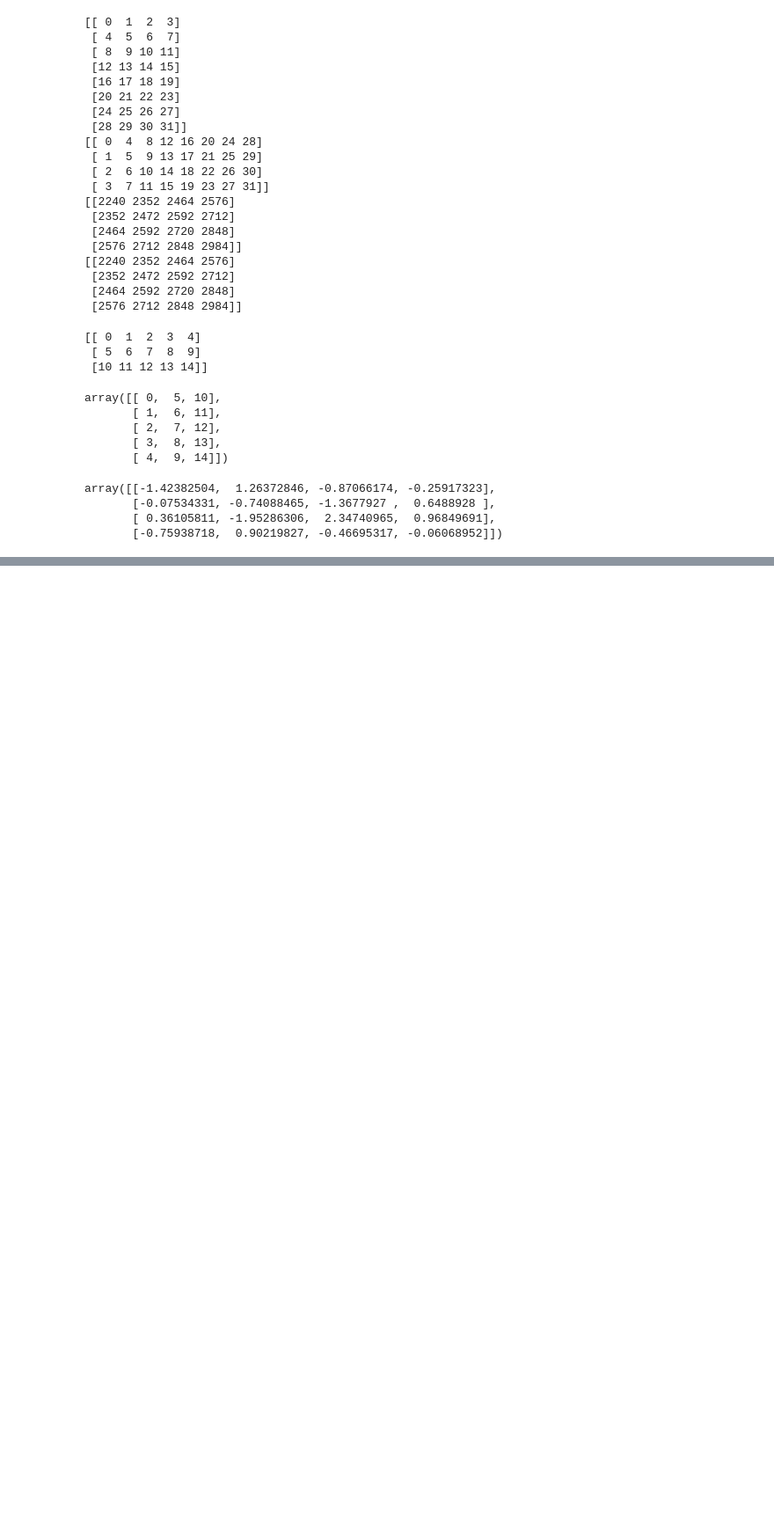
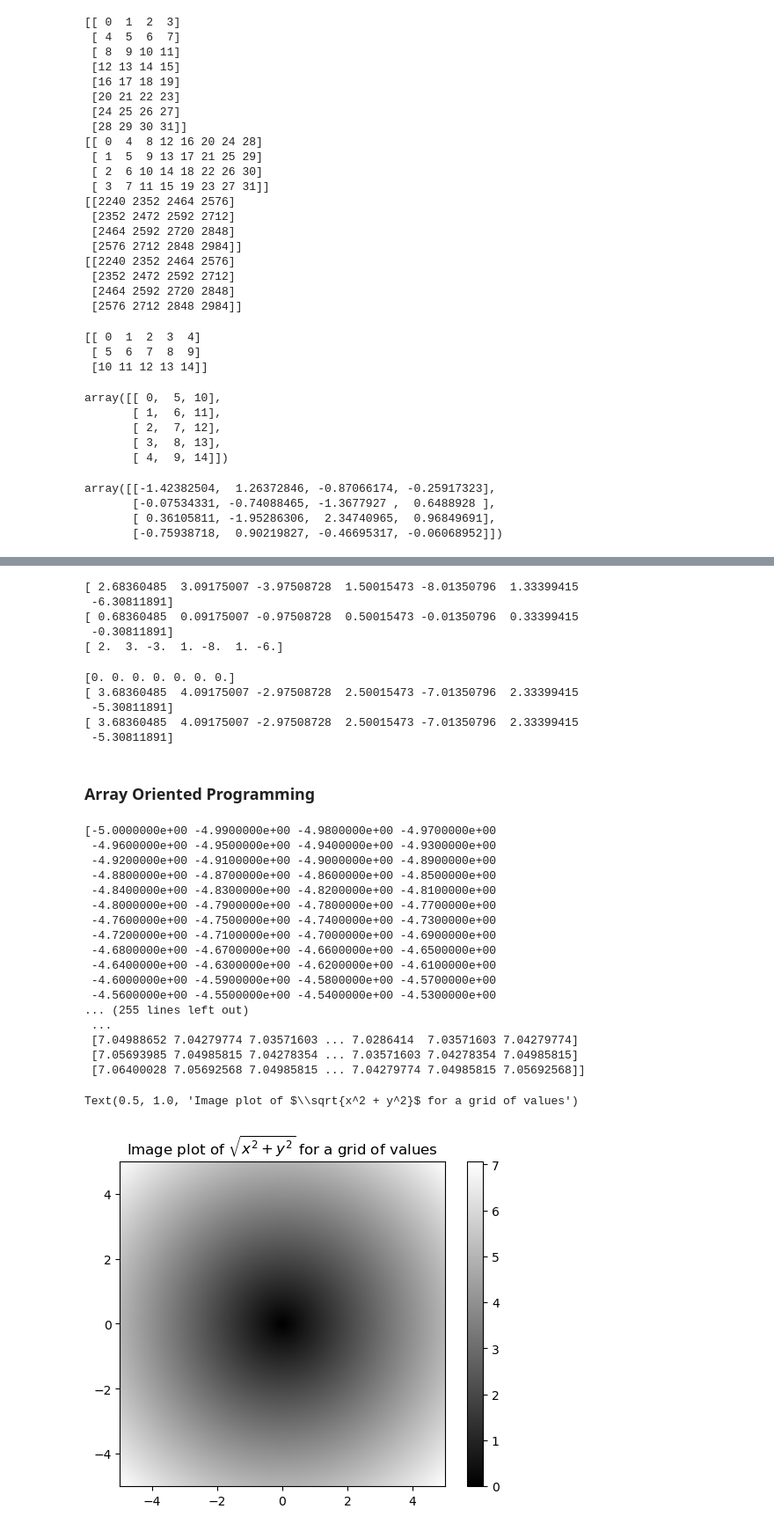
Before and after one commit to BOkungbure/Python, a Jupyter notebook: Data_Analysis/Rough _Work.ipynb, the cells around one changed output, grey strips where cells are left out. Shown at 88% size. Cells and saved outputs as stored; diff of their text form; code cells hidden in the pictures; blank space fills up the shorter version.

Commit message:
exploring np functions in detail

```diff
--- a/Data_Analysis/Rough _Work.ipynb
+++ b/Data_Analysis/Rough _Work.ipynb
@@ -1328,0 +1329,74 @@ print(np.maximum(x,y)) # Element-wise maximum of the two arrays for each positio
+# %%
+arr = rng.standard_normal(7) * 5
+
+print(arr)
+
+
+remainder, whole_part = np.modf(arr) # The modf function splits the array into its fractional and integer parts
+
+print(remainder)
+print(whole_part)
+# %% [output]
+[ 2.68360485  3.09175007 -3.97508728  1.50015473 -8.01350796  1.33399415
+ -6.30811891]
+[ 0.68360485  0.09175007 -0.97508728  0.50015473 -0.01350796  0.33399415
+ -0.30811891]
+[ 2.  3. -3.  1. -8.  1. -6.]
+# %%
+out = np.zeros_like(arr) # Creates an output array of zeros with the same shape and type as arr
+print(out)
+
+print(np.add(arr, 1))
+
+np.add(arr, 1, out=out) # Adds 1 to each element in arr and stores the result in the out array
+print(out)
+# %% [output]
+[0. 0. 0. 0. 0. 0. 0.]
+[ 3.68360485  4.09175007 -2.97508728  2.50015473 -7.01350796  2.33399415
+ -5.30811891]
+[ 3.68360485  4.09175007 -2.97508728  2.50015473 -7.01350796  2.33399415
+ -5.30811891]
+# %% [markdown]
+### Array Oriented Programming
+# %%
+points = np.arange(-5, 5, 0.01)
+print(points)
+
+
+xs, ys = np.meshgrid(points, points) # Creates coordinate matrices from coordinate vectors
+
+print(xs)
+print(ys)
+
+""" This cell computes the Euclidean distance from the origin for each point in the grid or
+simply put, the square root of the sum of squares of the x and y coordinates for each point.
+Euclidean distance helps to determine how far a point is from the origin (0,0) in a 2D space."""
+z = np.sqrt(xs ** 2 + ys ** 2)
+print(z)
+
+import matplotlib.pyplot as plt
+
+plt.imshow(z, cmap=plt.cm.gray, extent=(-5, 5, -5, 5)) # Displays the array z as an image with a grayscale colormap
+
+plt.colorbar() # Adds a colorbar to the image
+plt.title("Image plot of $\sqrt{x^2 + y^2}$ for a grid of values") # Sets the title of the plot
+# %% [output]
+[-5.0000000e+00 -4.9900000e+00 -4.9800000e+00 -4.9700000e+00
+ -4.9600000e+00 -4.9500000e+00 -4.9400000e+00 -4.9300000e+00
+ -4.9200000e+00 -4.9100000e+00 -4.9000000e+00 -4.8900000e+00
+ -4.8800000e+00 -4.8700000e+00 -4.8600000e+00 -4.8500000e+00
+ -4.8400000e+00 -4.8300000e+00 -4.8200000e+00 -4.8100000e+00
+ -4.8000000e+00 -4.7900000e+00 -4.7800000e+00 -4.7700000e+00
+ -4.7600000e+00 -4.7500000e+00 -4.7400000e+00 -4.7300000e+00
+ -4.7200000e+00 -4.7100000e+00 -4.7000000e+00 -4.6900000e+00
+ -4.6800000e+00 -4.6700000e+00 -4.6600000e+00 -4.6500000e+00
+ -4.6400000e+00 -4.6300000e+00 -4.6200000e+00 -4.6100000e+00
+ -4.6000000e+00 -4.5900000e+00 -4.5800000e+00 -4.5700000e+00
+ -4.5600000e+00 -4.5500000e+00 -4.5400000e+00 -4.5300000e+00
+... (255 lines left out)
+ ...
+ [7.04988652 7.04279774 7.03571603 ... 7.0286414  7.03571603 7.04279774]
+ [7.05693985 7.04985815 7.04278354 ... 7.03571603 7.04278354 7.04985815]
+ [7.06400028 7.05692568 7.04985815 ... 7.04279774 7.04985815 7.05692568]]
+Text(0.5, 1.0, 'Image plot of $\\sqrt{x^2 + y^2}$ for a grid of values')
+[figure, added]
```
Also changed, not shown: parts of 7 cells of this notebook.
